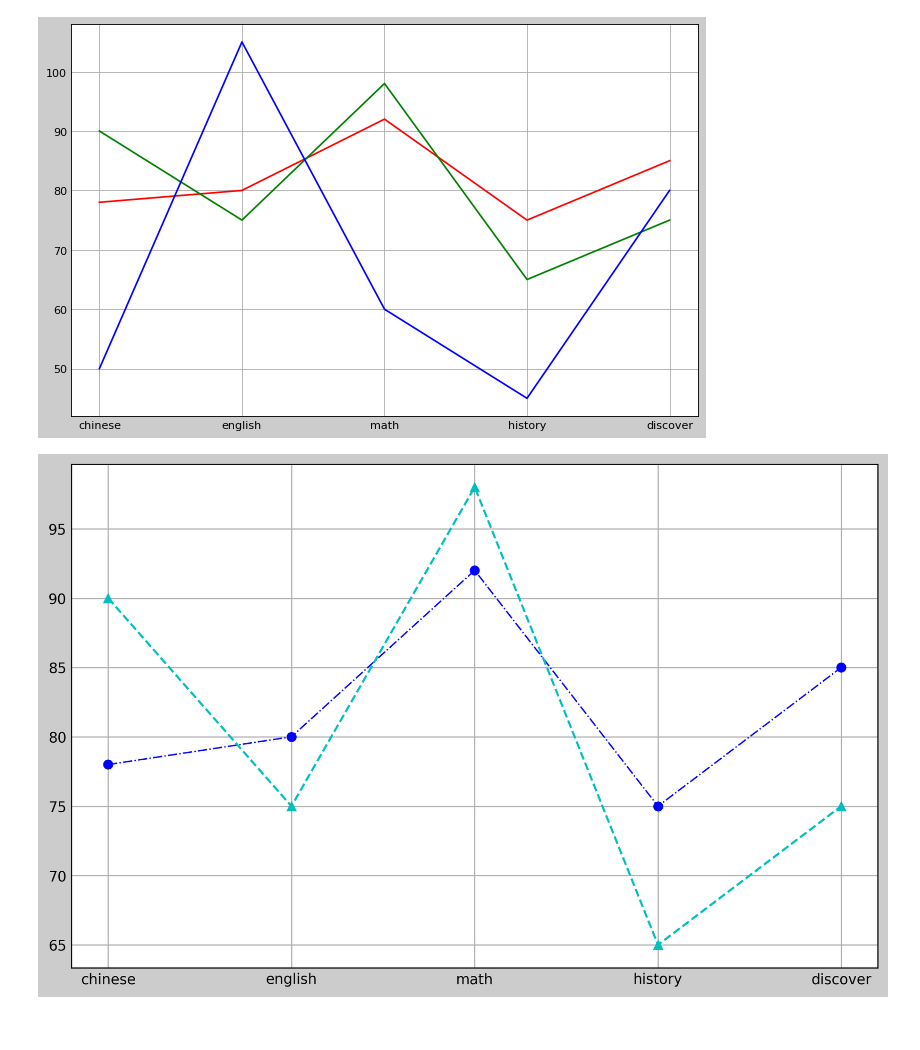
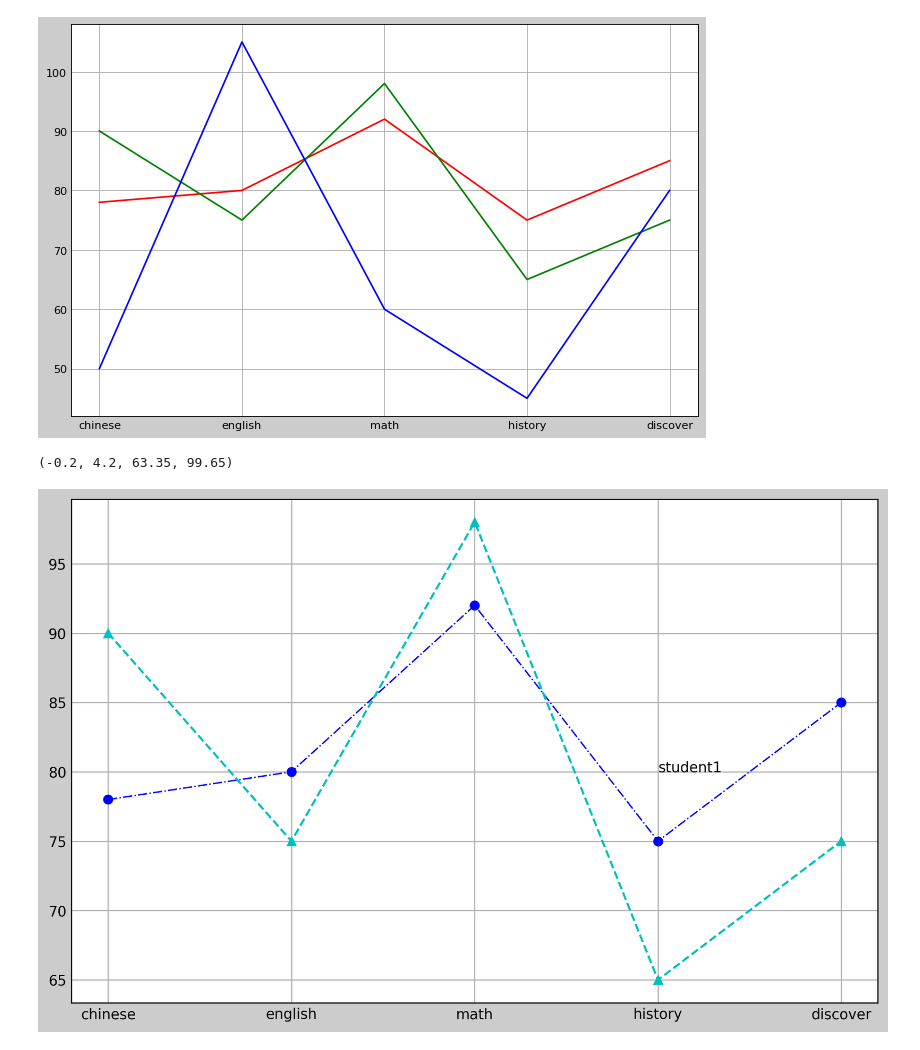
Before and after one commit to scchang2023/112_python_chihlee, a Jupyter notebook: lesson11_1.ipynb, the cells around one changed output. Cells and saved outputs as stored; diff of their text form; code cells hidden in the pictures.

```diff
--- a/lesson11_1.ipynb
+++ b/lesson11_1.ipynb
@@ -52,17 +52,19 @@ plt.show()
 # %%
 student1 = {'chinese':78, 'english':80, 'math':92, 'history':75, 'discover':85}
 student2 = {'chinese':90, 'english':75, 'math':98, 'history':65, 'discover':75}
 
 subjects =list(student1.keys())
 value1 =list(student1.values())
 value2 = list(student2.values())
 
 figure = plt.figure(figsize=(8.0, 5.0), dpi=250.0, facecolor="#cccccc")
 ax = figure.add_subplot()
 ax.plot(subjects, value1,'b-.o',linewidth=1)
 
 ax.plot(subjects, value2,'c--^')
-
+print(ax.axis())
+ax.annotate("student1",(3,80))
 plt.show()
 # %% [output]
+(-0.2, 4.2, 63.35, 99.65)
-[figure, old version]
+[figure, new version]
```
